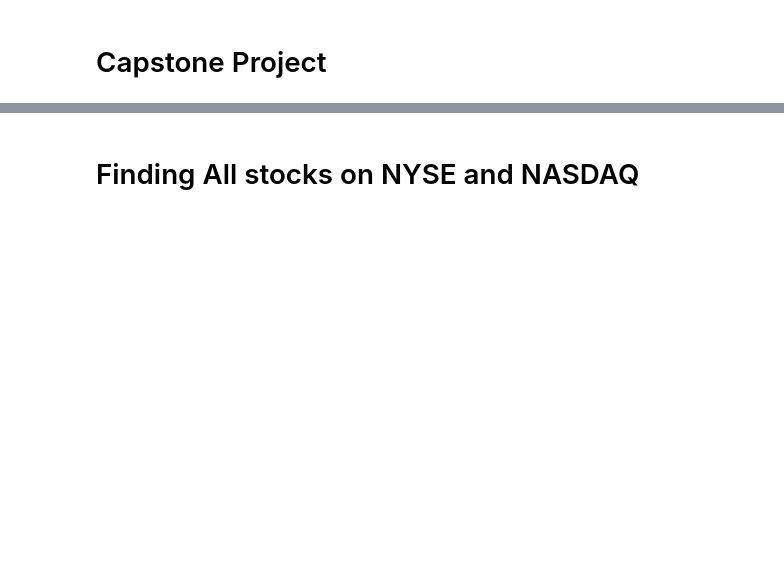
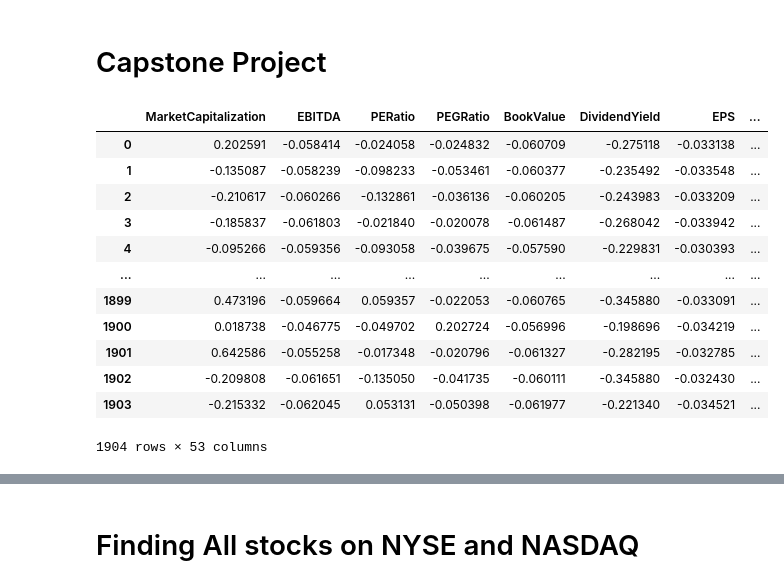
Before and after one commit to AndroTi/Redefining-Benchmarks-Capstone-Project, a Jupyter notebook: Capstone_Project.ipynb, the cells around one changed output, grey strips where cells are left out. Saved outputs shown, nothing was run; the diff lists cells and outputs as text; code cells hidden in the pictures; blank space fills up the shorter version.

```diff
--- a/Capstone_Project.ipynb
+++ b/Capstone_Project.ipynb
@@ -39,6 +64,22 @@ model_df.drop(['Index', 'Symbol', 'Name', 'Description', 'Exchange', 'Country',
 # Scale for subsequent iterations
 scaler = StandardScaler()
 model_df = pd.DataFrame(scaler.fit_transform(model_df), columns = model_df.columns)
+# %%
+model_df
+# %% [output]
+|  | MarketCapitalization | EBITDA | PERatio | PEGRatio | BookValue | DividendYield | EPS | ... |
+| 0 | 0.202591 | -0.058414 | -0.024058 | -0.024832 | -0.060709 | -0.275118 | -0.033138 | ... |
+| 1 | -0.135087 | -0.058239 | -0.098233 | -0.053461 | -0.060377 | -0.235492 | -0.033548 | ... |
+| 2 | -0.210617 | -0.060266 | -0.132861 | -0.036136 | -0.060205 | -0.243983 | -0.033209 | ... |
+| 3 | -0.185837 | -0.061803 | -0.021840 | -0.020078 | -0.061487 | -0.268042 | -0.033942 | ... |
+| 4 | -0.095266 | -0.059356 | -0.093058 | -0.039675 | -0.057590 | -0.229831 | -0.030393 | ... |
+| ... | ... | ... | ... | ... | ... | ... | ... | ... |
+| 1899 | 0.473196 | -0.059664 | 0.059357 | -0.022053 | -0.060765 | -0.345880 | -0.033091 | ... |
+| 1900 | 0.018738 | -0.046775 | -0.049702 | 0.202724 | -0.056996 | -0.198696 | -0.034219 | ... |
+| 1901 | 0.642586 | -0.055258 | -0.017348 | -0.020796 | -0.061327 | -0.282195 | -0.032785 | ... |
+| 1902 | -0.209808 | -0.061651 | -0.135050 | -0.041735 | -0.060111 | -0.345880 | -0.032430 | ... |
+| 1903 | -0.215332 | -0.062045 | 0.053131 | -0.050398 | -0.061977 | -0.221340 | -0.034521 | ... |
+1904 rows × 53 columns
 # %%
 # Determining the number of clusters
 k_means_3 = KMeans(n_clusters=3).fit(model_df)
```
Also changed, not shown: parts of 18 cells of this notebook, 1 other file.
